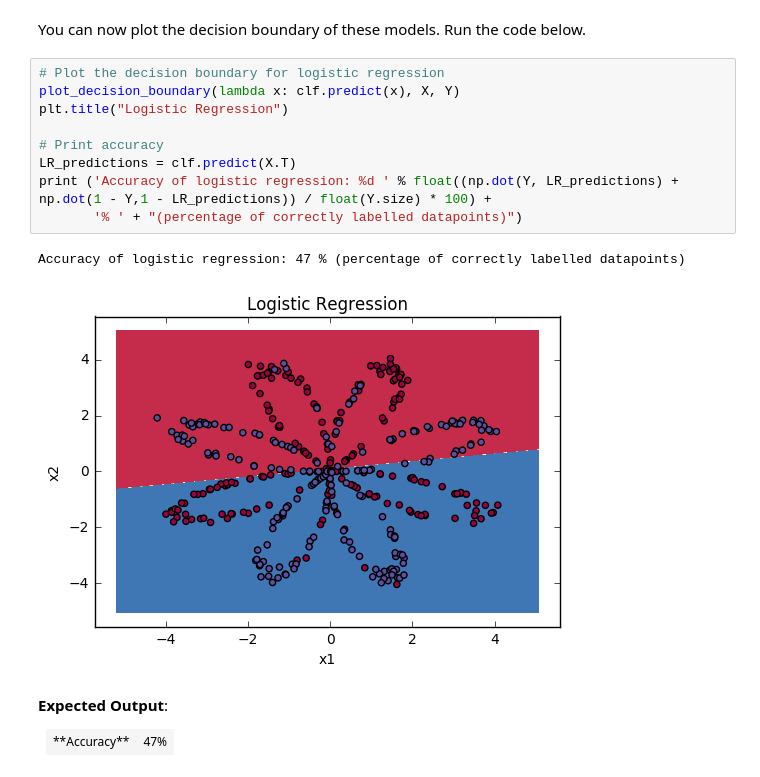
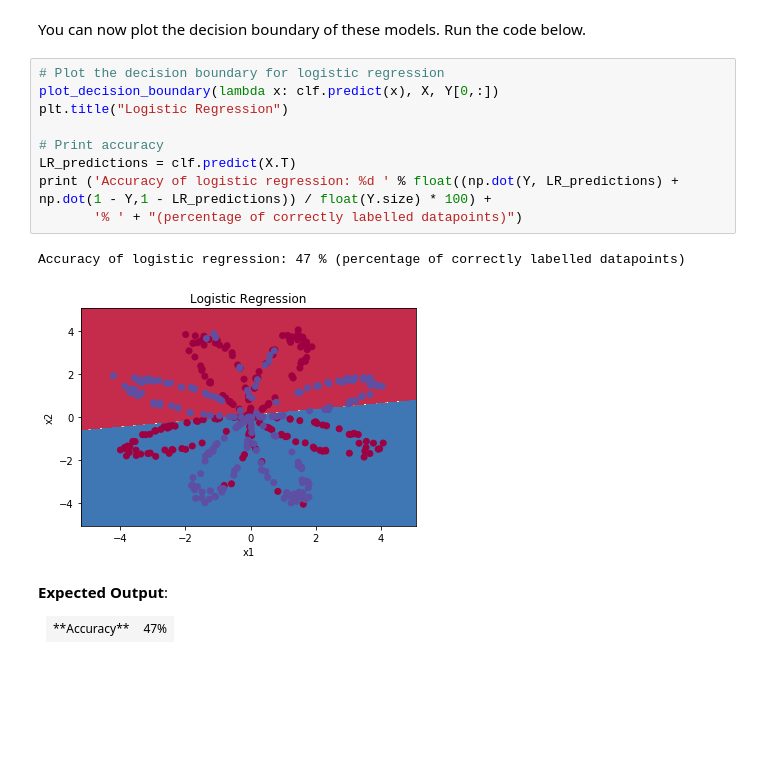
Before and after one commit to Philip616/Tensorflow_learn, a Jupyter notebook: Code/Neural Networks and Deep Learning/Planar data classification with one hidden layer.ipynb, the cells around one changed output. Cells and saved outputs as stored; diff of their text form; blank space fills up the shorter version.

```diff
--- a/Code/Neural Networks and Deep Learning/Planar data classification with one hidden layer.ipynb
+++ b/Code/Neural Networks and Deep Learning/Planar data classification with one hidden layer.ipynb
@@ -99,16 +104,16 @@ clf.fit(X.T, Y.T);
 You can now plot the decision boundary of these models. Run the code below.
 # %%
 # Plot the decision boundary for logistic regression
-plot_decision_boundary(lambda x: clf.predict(x), X, Y)
+plot_decision_boundary(lambda x: clf.predict(x), X, Y[0,:])
 plt.title("Logistic Regression")
 
 # Print accuracy
 LR_predictions = clf.predict(X.T)
 print ('Accuracy of logistic regression: %d ' % float((np.dot(Y, LR_predictions) + np.dot(1 - Y,1 - LR_predictions)) / float(Y.size) * 100) +
        '% ' + "(percentage of correctly labelled datapoints)")
 # %% [output]
 Accuracy of logistic regression: 47 % (percentage of correctly labelled datapoints)
-[figure, old version]
+[figure, new version]
 # %% [markdown]
 **Expected Output**:
 
```
Also changed, not shown: parts of 3 cells of this notebook, 16 other files.
